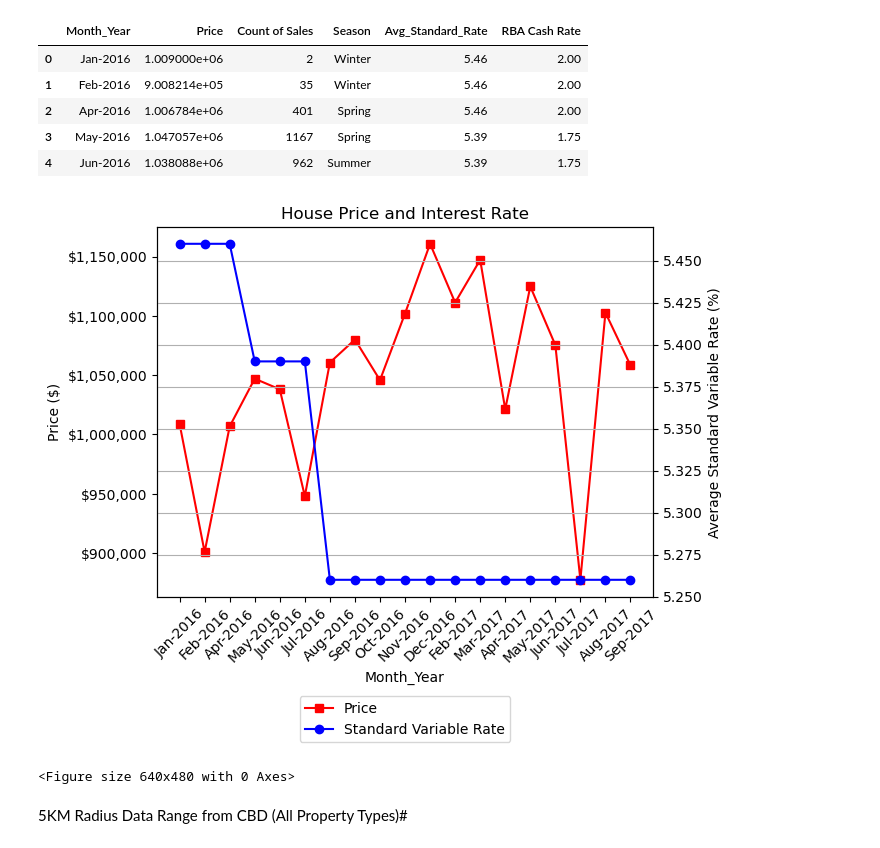
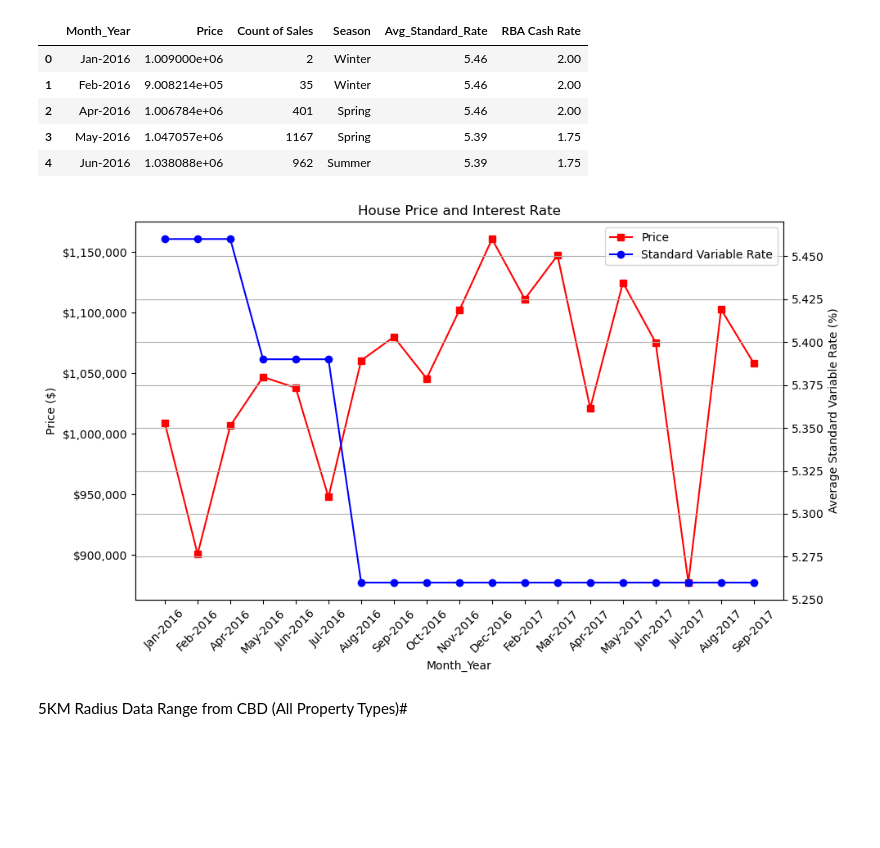
Before and after one commit to Akif23Hasan/Project-1, a Jupyter notebook: Akif_Code_JupyterNotebook.ipynb, the cells around one changed output. Saved outputs shown, nothing was run; the diff lists cells and outputs as text; code cells hidden in the pictures; blank space fills up the shorter version.

```diff
--- a/Akif_Code_JupyterNotebook.ipynb
+++ b/Akif_Code_JupyterNotebook.ipynb
@@ -218,48 +219,48 @@ price_interest_rate_df.head()
 | 4 | Jun-2016 | 1.038088e+06 | 962 | Summer | 5.39 | 1.75 |
 # %%
 # Create a figure and axis objects
-fig, ax1 = plt.subplots()
+fig, ax1 = plt.subplots(figsize=(10, 6))  # set the figure size
 
 # Add a second axis
 ax2 = ax1.twinx()
 
 # Set x-axis label
 ax1.set_xlabel("Month_Year")
 
 # Set the x-axis labels to be the unique values in the "Month_Year" column
 ax1.set_xticks(range(len(x_labels)))
 ax1.set_xticklabels(x_labels, rotation=45)
 
 # Set y-axis labels
 ax1.set_ylabel("Price ($)")
 ax2.set_ylabel("Average Standard Variable Rate (%)")
 
 # Format the y-axis ticks to display values in dollars
 fmt = '${x:,.0f}'
 tick = mtick.StrMethodFormatter(fmt)
 ax1.yaxis.set_major_formatter(tick)
 
 # Plot the data on each axis and add legends
-p1 = ax1.plot(price_interest_rate_df["Month_Year"], price_interest_rate_df["Price"], color="red",marker="s", label="Price")
-p2 = ax2.plot(price_interest_rate_df["Month_Year"], price_interest_rate_df["Avg_Standard_Rate"], color="blue",marker="o", label="Standard Variable Rate")
+p1 = ax1.plot(price_interest_rate_df["Month_Year"], price_interest_rate_df["Price"], color="red", marker="s", label="Price")
+p2 = ax2.plot(price_interest_rate_df["Month_Year"], price_interest_rate_df["Avg_Standard_Rate"], color="blue", marker="o", label="Standard Variable Rate")
 
 # Combine the legends and place it below the graph title
 lines = p1 + p2
 labels = [l.get_label() for l in lines]
-plt.legend(lines, labels, loc='upper center', bbox_to_anchor=(0.5, -0.25))
+plt.legend(lines, labels, loc='upper right')
 
 # Set the title
 plt.title("House Price and Interest Rate")
 
-# Show the plot
+# Add features to the plot
 plt.grid()
+
+# Save the figure with tight layout
+plt.tight_layout()  # adjust the plot layout
+plt.savefig("Output Data/Graph Images/PriceVsPeriod&InterestRate", dpi=300)  # set the resolution
 plt.show()
-
-# Save the figure
-plt.savefig("Output Data/Graph Images/PriceVsPeriod&InterestRate")
 # %% [output]
-[figure, old version]
+[figure, new version]
-<Figure size 640x480 with 0 Axes>
 # %% [markdown]
 5KM Radius Data Range from CBD (All Property Types)#
 # %%
```
Also changed, not shown: parts of 8 cells of this notebook, 2 other files.
